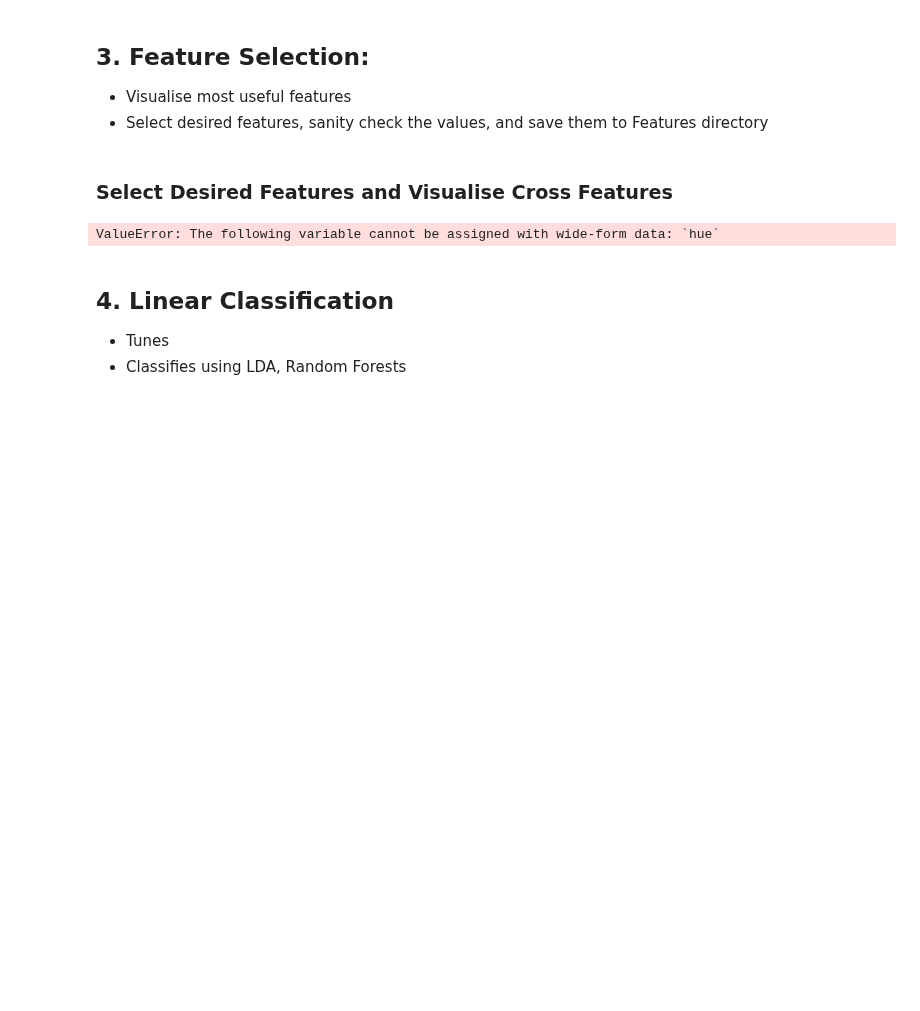
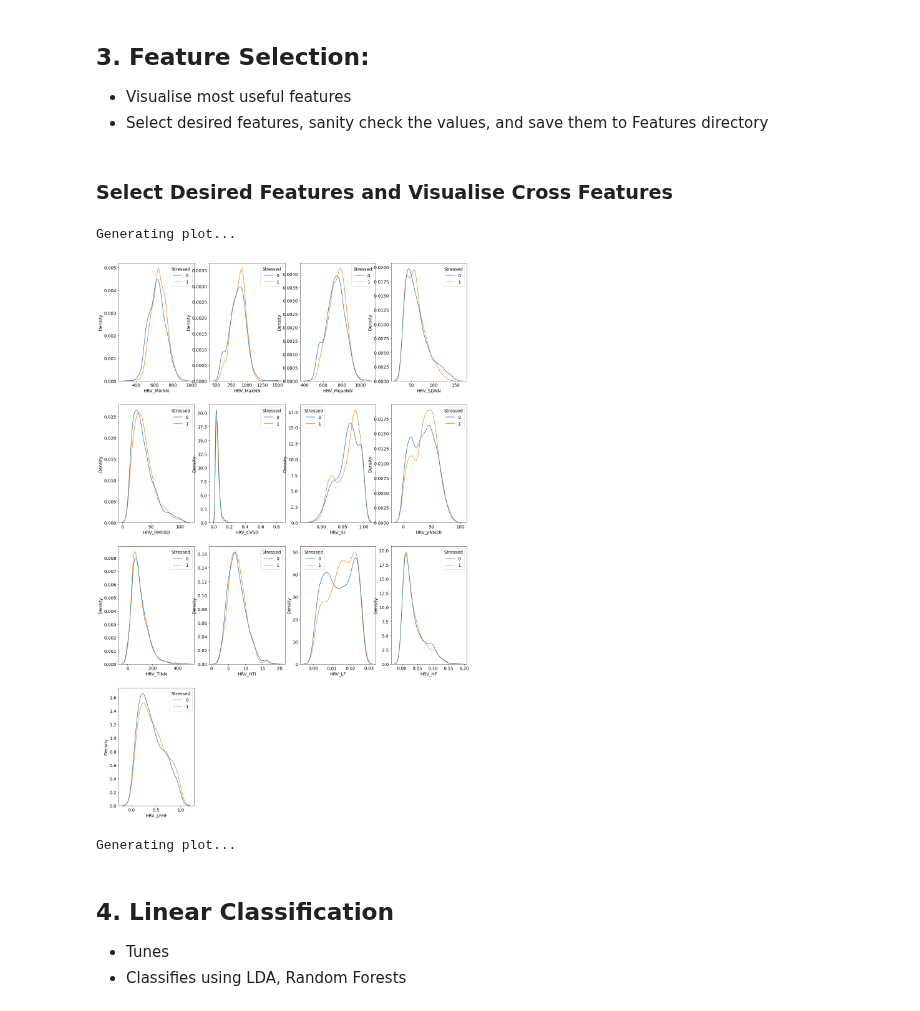
Before and after one commit to WillPowellUk/ECG-Stress-Classifier, a Jupyter notebook: ECG-Stress-Classifier.ipynb, the cells around one changed output. Saved outputs shown, nothing was run; the diff lists cells and outputs as text; code cells hidden in the pictures; blank space fills up the shorter version.

Commit message:
kde plot and pair plot work

```diff
--- a/ECG-Stress-Classifier.ipynb
+++ b/ECG-Stress-Classifier.ipynb
@@ -395,12 +396,22 @@ class FeatureSelection():
         self.selected_features = Utilities.load_dataframe(f'{path}/All/Featured_ECG_with_{window_length}s_Window_Length.csv')
 
 
-    def visualise(self, cross_features=False):
-        if cross_features:
-            # Visualize the data using seaborn Pairplots
-            sns.pairplot(self.selected_features, hue = 'Stressed', diag_bandwidth=0.2)
+    def visualise(self, plot_type='pairplot'):
+        print("Generating plot...")
+        if plot_type == 'pairplot':
+            sns.pairplot(data = self.selected_features, hue = 'Stressed')
+        elif plot_type == 'kdeplot':
+            # Create a figure with subplots for each feature
+            subplot_size = math.ceil(math.sqrt(len(self.selected_features.columns) - 1))
+            fig = plt.figure(figsize=(20, 8*subplot_size))
+
+            # Loop through each feature and add it to a subplot
+            for i, feature in enumerate(self.selected_features.loc[:, self.selected_features.columns != 'Stressed']):
+                fig.add_subplot(subplot_size, subplot_size, i+1)
+                sns.kdeplot(x=feature, data=self.selected_features, hue='Stressed', common_norm=False, warn_singular=False)
+            plt.show()
         else:
-            sns.scatterplot(data=self.selected_features, hue = 'Stressed')
+            print("Plot type not recognised. Please choose between pairplot, kdeplot")
 
 
     # Copies selected features from all feature csv file to selected feature csv
@@ -490,15 +501,18 @@ for name, var in all_variables.items():
 # %%
 # Skip if feature file exists
 if os.path.exists(f'{directory}/Features/Selected/Featured_ECG_with_{window_length}s_Window_Length.csv'):
     print("Skipping Feature Selection")
 else:
     fs = FeatureSelection(f'{directory}/Features')
     fs.select(selected_features)
     fs.impute()
-    # fs.save_features()
-    fs.visualise()
+    fs.visualise(plot_type='kdeplot')
+    fs.visualise(plot_type='pairplot')
+    fs.save_features()
 # %% [output]
-ValueError: The following variable cannot be assigned with wide-form data: `hue`
+Generating plot...
+[figure, added]
+Generating plot...
 # %% [markdown]
 ## 4. Linear Classification
 * Tunes
```
Also changed, not shown: parts of 2 cells of this notebook, 1 other file.
